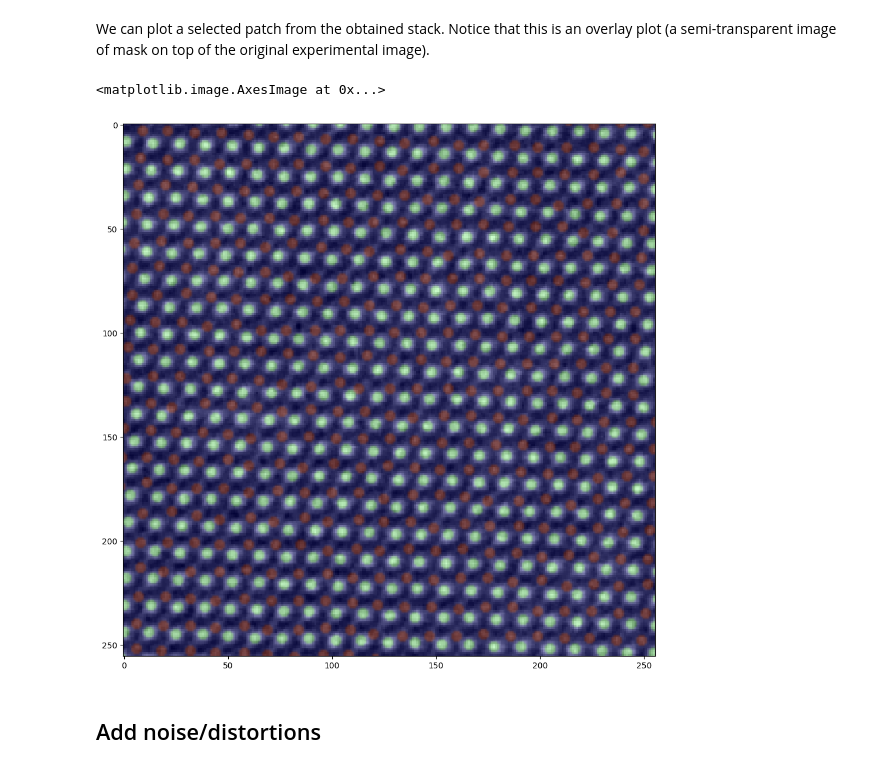
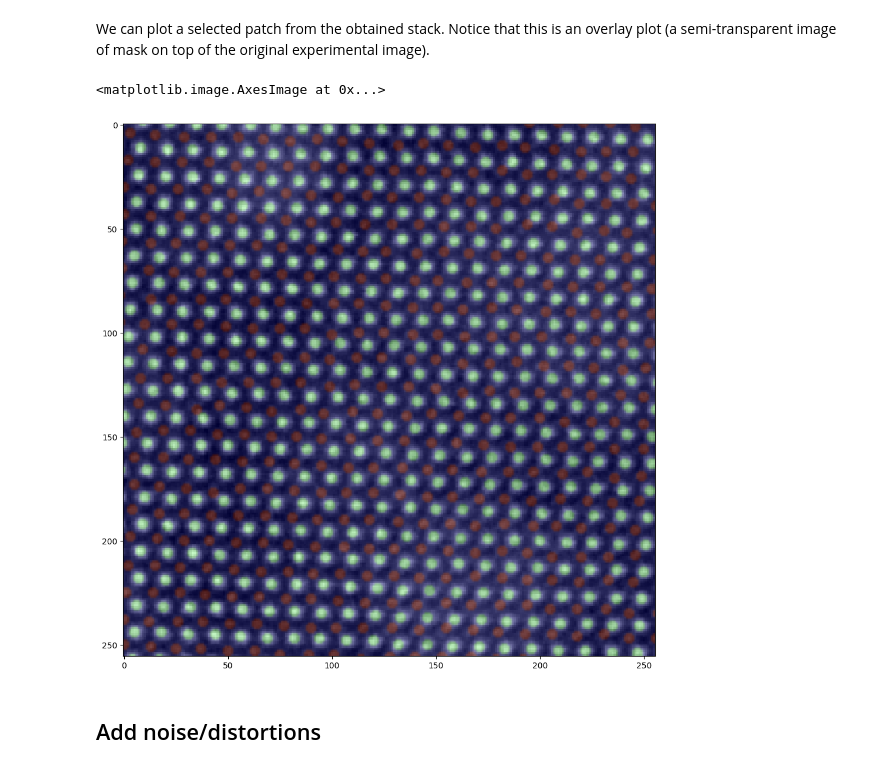
Before and after one commit to pycroscopy/atomai, a Jupyter notebook: examples/notebooks/atomai_training_data.ipynb, the cells around one changed output. Saved outputs shown, nothing was run; the diff lists cells and outputs as text; code cells hidden in the pictures.

```diff
--- a/examples/notebooks/atomai_training_data.ipynb
+++ b/examples/notebooks/atomai_training_data.ipynb
@@ -74,13 +92,13 @@ print(images_all.shape, labels_all.shape)
 # %% [markdown]
 We can plot a selected patch from the obtained stack. Notice that this is an overlay plot (a semi-transparent image of mask on top of the original experimental image).
 # %%
-k = 0
+k = 2
 plt.figure(figsize=(12, 12), dpi=100)
 plt.imshow(images_all[k], cmap='gray')
 plt.imshow(labels_all[k], alpha=.2, interpolation='Gaussian')
 # %% [output]
 <matplotlib.image.AxesImage at 0x...>
-[figure, old version]
+[figure, new version]
 # %% [markdown]
 ## Add noise/distortions
 # %% [markdown]
```
Also changed, not shown: parts of 5 cells of this notebook.
